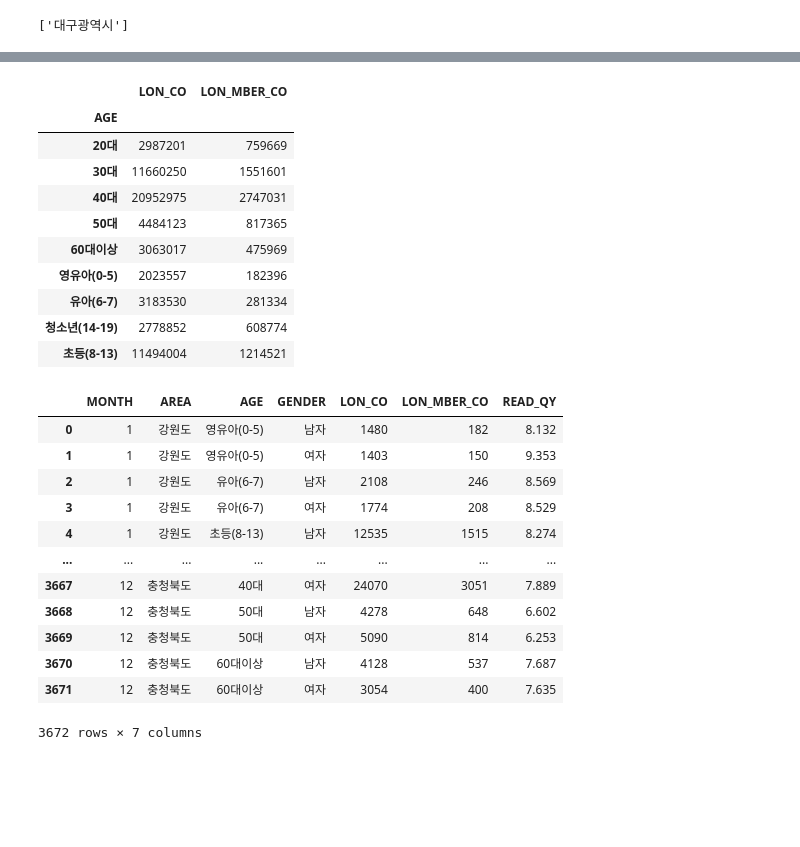
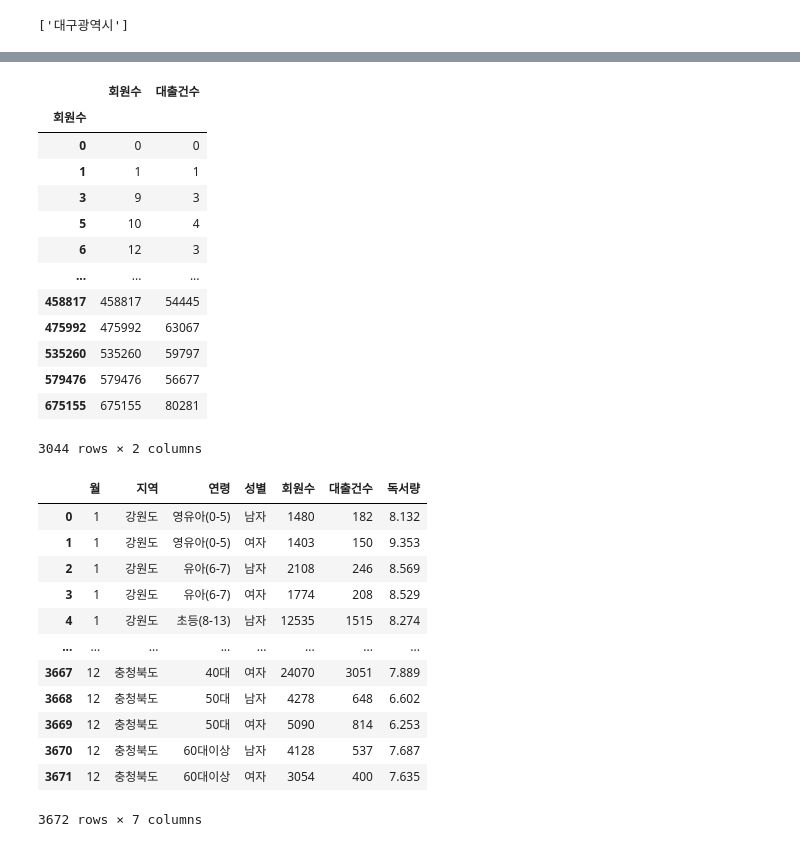
Before and after one commit to Yunwltn/Book-webdashboard, a Jupyter notebook: 독서량.ipynb, the cells around one changed output, grey strips where cells are left out. Saved outputs shown, nothing was run; the diff lists cells and outputs as text; code cells hidden in the pictures; blank space fills up the shorter version.

```diff
--- a/독서량.ipynb
+++ b/독서량.ipynb
@@ -24,6 +24,5 @@ df
 | 3671 | 2020 | 12 | 충청북도 | 60대이상 | 여자 | 3054 | 400 | ... |
 3672 rows × 8 columns
 # %%
-df = df.rename(columns={'ANALS_TRGET_YEAR' : 'YEAR', 'ANALS_TRGET_MT' : 'MONTH', 'AREA_NM' : 'AREA', 'AGE_FLAG_NM' : 'AGE', 'SEXDSTN_FLAG_NM' : 'GENDER'})
+df = df.rename(columns={'ANALS_TRGET_YEAR' : '년도', 'ANALS_TRGET_MT' : '월', 'AREA_NM' : '지역', 'AGE_FLAG_NM' : '연령',
+                        'SEXDSTN_FLAG_NM' : '성별', 'LON_CO' : '회원수','LON_MBER_CO' : '대출건수','READ_QY' : '독서량'})
-# %%
-df = df.loc[ : , 'MONTH': ]
@@ -46 +45,3 @@ df
+# %%
+df = df.loc[: ,'월' :]
 # %%
@@ -250,25 +251,28 @@ plt.show()
 # %%
 # 전국 연령대별 회원수와 대출건수
 # %%
-df.groupby('AGE')[['LON_CO','LON_MBER_CO']].sum()
+df.groupby('회원수')[['회원수','대출건수']].sum()
 # %% [output]
-|  | LON_CO | LON_MBER_CO |
-| AGE |  |  |
-| 20대 | 2987201 | 759669 |
-| 30대 | 11660250 | 1551601 |
-| 40대 | 20952975 | 2747031 |
-| 50대 | 4484123 | 817365 |
-| 60대이상 | 3063017 | 475969 |
-| 영유아(0-5) | 2023557 | 182396 |
-| 유아(6-7) | 3183530 | 281334 |
-| 청소년(14-19) | 2778852 | 608774 |
-| 초등(8-13) | 11494004 | 1214521 |
+|  | 회원수 | 대출건수 |
+| 회원수 |  |  |
+| 0 | 0 | 0 |
+| 1 | 1 | 1 |
+| 3 | 9 | 3 |
+| 5 | 10 | 4 |
+| 6 | 12 | 3 |
+| ... | ... | ... |
+| 458817 | 458817 | 54445 |
+| 475992 | 475992 | 63067 |
+| 535260 | 535260 | 59797 |
+| 579476 | 579476 | 56677 |
+| 675155 | 675155 | 80281 |
+3044 rows × 2 columns
 # %%
 # 특정 지역의 연령대별 회원수와 대출건수
 # %%
 df
 # %% [output]
-|  | MONTH | AREA | AGE | GENDER | LON_CO | LON_MBER_CO | READ_QY |
+|  | 월 | 지역 | 연령 | 성별 | 회원수 | 대출건수 | 독서량 |
 | 0 | 1 | 강원도 | 영유아(0-5) | 남자 | 1480 | 182 | 8.132 |
 | 1 | 1 | 강원도 | 영유아(0-5) | 여자 | 1403 | 150 | 9.353 |
 | 2 | 1 | 강원도 | 유아(6-7) | 남자 | 2108 | 246 | 8.569 |
```
Also changed, not shown: parts of 30 cells of this notebook, 5 other files.
